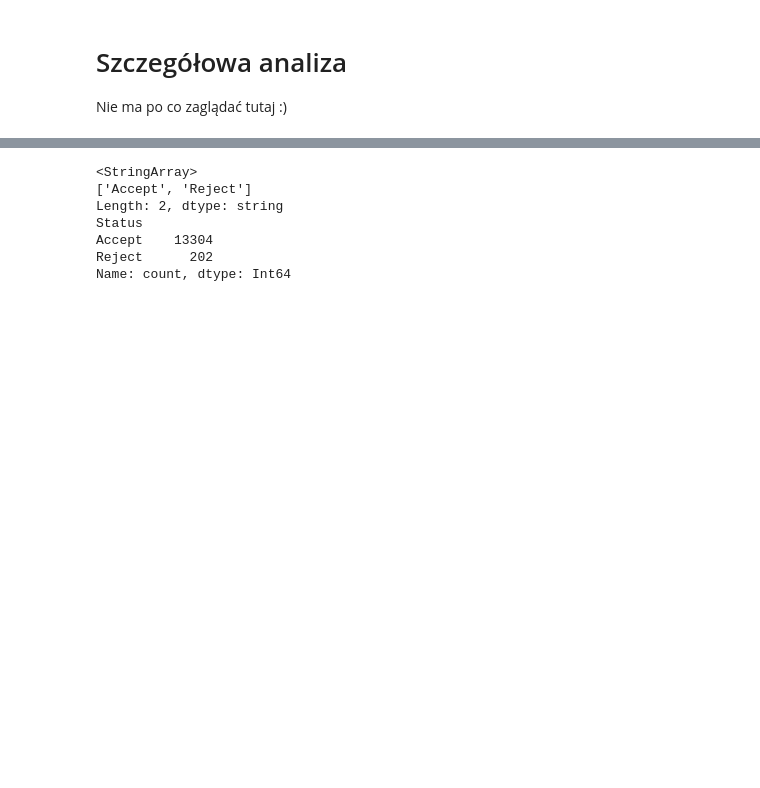
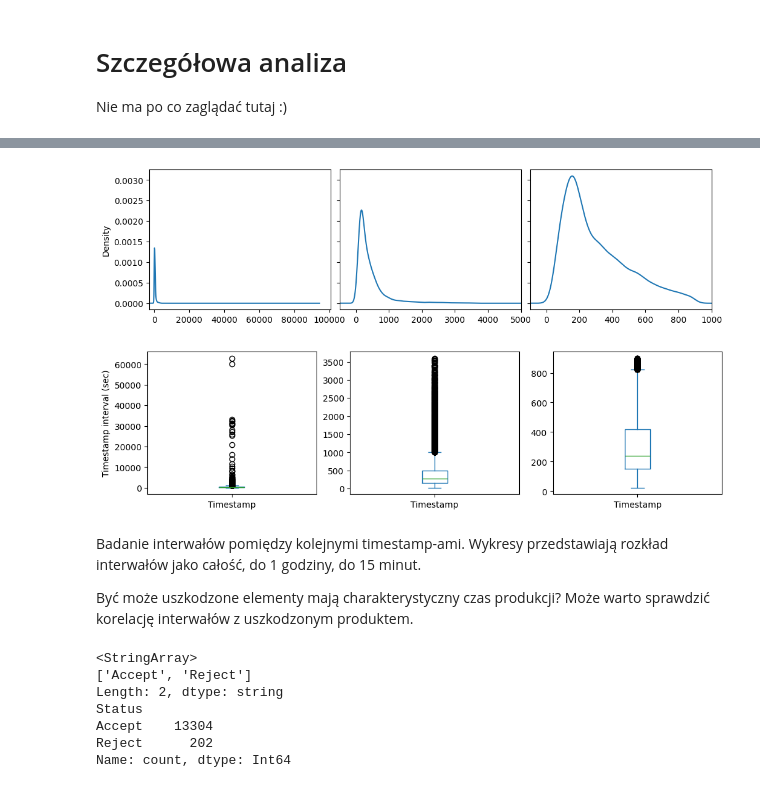
Before and after one commit to pancurster/automotive-projekt-grupa3, a Jupyter notebook: notebooks/analysis_data_CW03carrier.ipynb, the cells around one changed output, grey strips where cells are left out. Cells and saved outputs as stored; diff of their text form; code cells hidden in the pictures; blank space fills up the shorter version.

Commit message:
'Timestamp' column analysis

```diff
--- a/notebooks/analysis_data_CW03carrier.ipynb
+++ b/notebooks/analysis_data_CW03carrier.ipynb
@@ -129,0 +171,21 @@ Nie ma po co zaglądać tutaj :)
+# %%
+df['Timestamp'].max() - df['Timestamp'].min()
+interval = df['Timestamp'][::-1].diff()
+print(f'Timestamp intervals\n{"max:":<8}{interval.max()}\n{"min:":<8}{interval.min()}\n{"median:":<8}{interval.median()}')
+print(f'Intervals quantiles\n{interval.quantile([.25,.5,.75])}')
+int_sec = interval.dt.seconds
+int_sec_1h = interval[interval < "01:00:00"].dt.seconds
+int_sec_15min = interval[interval < "00:15:00"].dt.seconds
+fig, axs = plt.subplots(nrows=1, ncols=3, figsize=(12,3), sharey=True)
+fig.subplots_adjust(wspace=0.05)
+int_sec.plot(kind='kde', ax=axs[0], xlim=(-3000))
+int_sec_1h.plot(kind='kde', ax=axs[1], xlim=(-500,5000))
+int_sec_15min.plot(kind='kde', ax=axs[2], xlim=(-100,1000))
+plt.show()
+
+fig, axs = plt.subplots(nrows=1, ncols=3, figsize=(12,3))
+int_sec.plot(kind='box', ax=axs[0], ylabel='Timestamp interval (sec)')
+int_sec_1h.plot(kind='box', ax=axs[1])
+int_sec_15min.plot(kind='box', ax=axs[2])
+plt.show()
+# %% [output]
@@ -130,3 +201,9 @@ Nie ma po co zaglądać tutaj :)
+[figure, added]
+[figure, added]
+# %% [markdown]
+Badanie interwałów pomiędzy kolejnymi timestamp-ami. Wykresy przedstawiają rozkład interwałów jako całość, do 1 godziny, do 15 minut.
+
+Być może uszkodzone elementy mają charakterystyczny czas produkcji? Może warto sprawdzić korelację interwałów z uszkodzonym produktem.
 # %%
 print(df['Status'].unique())
 print(df['Status'].value_counts())
```
Also changed, not shown: parts of 7 cells of this notebook.
